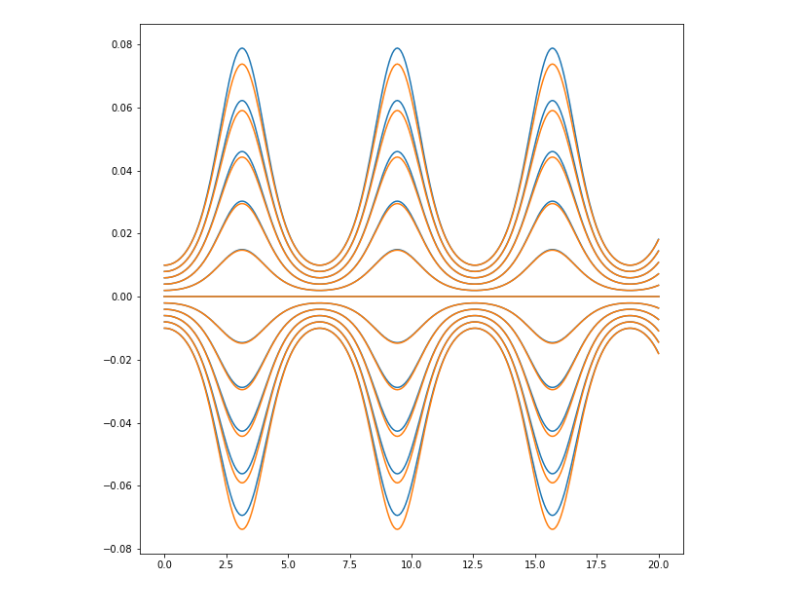
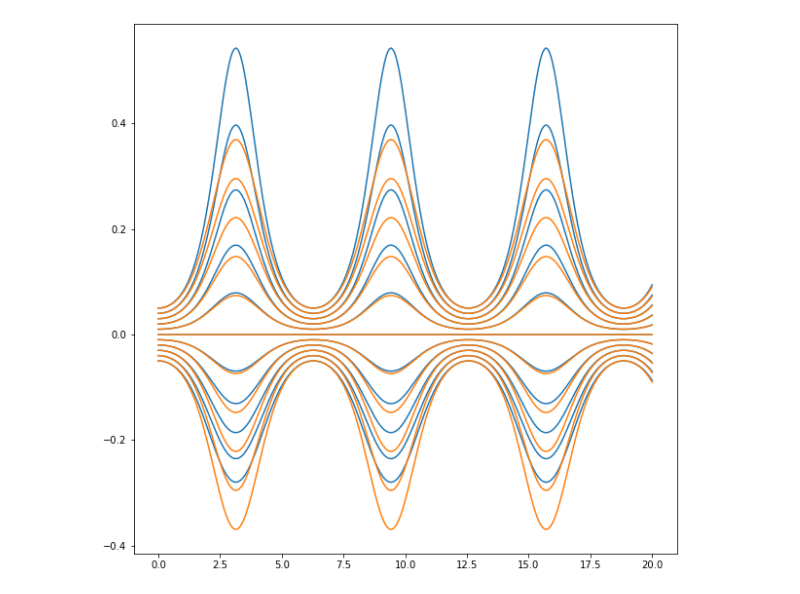
Before and after one commit to ischurov/cs-ode-appl-2021, a Jupyter notebook: Lesson 9.ipynb, the cells around one changed output. Cells and saved outputs as stored; diff of their text form; code cells hidden in the pictures.

```diff
--- a/Lesson 9.ipynb
+++ b/Lesson 9.ipynb
@@ -9,9 +31,9 @@ def f(x, t):
 # %%
 T = np.linspace(0, 20, 300)
 plt.figure(figsize=(10, 10))
-for x0 in np.linspace(-0.01, 0.01, 11):
+for x0 in np.linspace(-0.05, 0.05, 11):
     solution = odeint(f, x0, T)
     plt.plot(T, solution, color='C0')
     plt.plot(T, np.exp(-np.cos(T) + 1) * x0, color='C1')
 # %% [output]
-[figure, old version]
+[figure, new version]
```
Also changed, not shown: parts of 2 cells of this notebook.
